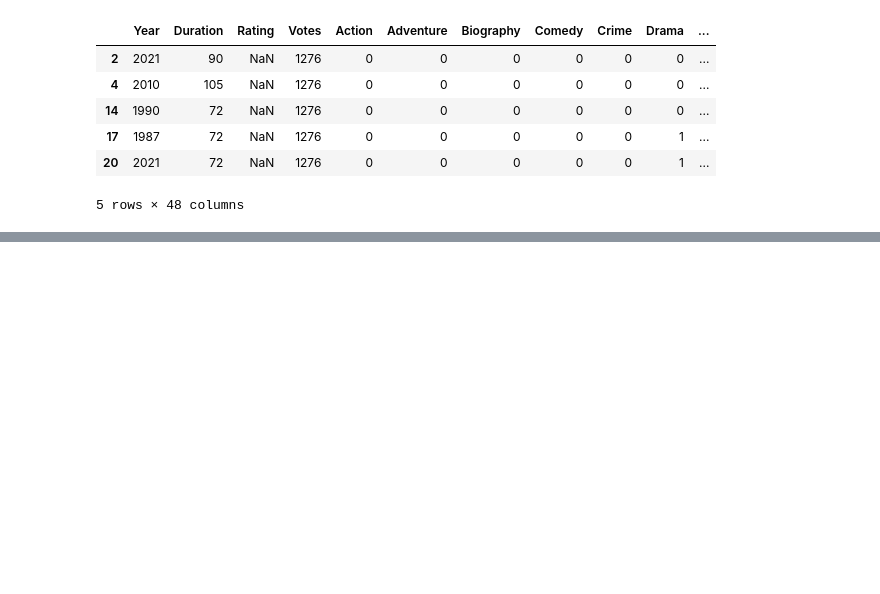
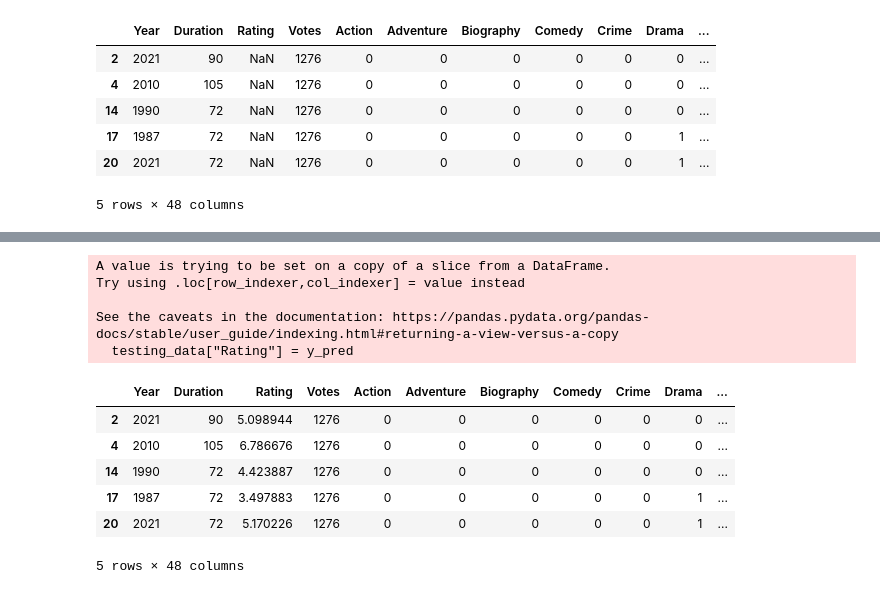
Before and after one commit to razeenbari/CODSOFT, a Jupyter notebook: task no 1 (Movie Rating Prediction With Python)/Task1.ipynb, the cells around one changed output, grey strips where cells are left out. Saved outputs shown, nothing was run; the diff lists cells and outputs as text; code cells hidden in the pictures; blank space fills up the shorter version.

```diff
--- a/task no 1 (Movie Rating Prediction With Python)/Task1.ipynb
+++ b/task no 1 (Movie Rating Prediction With Python)/Task1.ipynb
@@ -184,7 +184,7 @@ df.Votes.unique()
 # %% [output]
 array(['8', nan, '35', ..., '70,344', '408', '1,496'], dtype=object)
 # %%
-df['Votes'] = df['Votes'].str.replace(',', '', regex=True).str.replace('[^\d.]', '', regex=True).fillna('0').fillna('0').astype(float).astype(int)
+df['Votes'] = df['Votes'].str.replace(',', '', regex=True).str.replace('[\$,M]', '', regex=True).fillna('0').fillna('0').astype(float).astype(int)
 # %%
 df.Votes.replace(0, round(df.Votes.mean(),0),inplace=True)
 # %% [markdown]
@@ -347,0 +347,16 @@ y_pred = linear_model.predict(X_test)
+# %%
+testing_data["Rating"] = y_pred
+testing_data.head()
+# %% [output]
+A value is trying to be set on a copy of a slice from a DataFrame.
+Try using .loc[row_indexer,col_indexer] = value instead
+
+See the caveats in the documentation: https://pandas.pydata.org/pandas-docs/stable/user_guide/indexing.html#returning-a-view-versus-a-copy
+  testing_data["Rating"] = y_pred
+|  | Year | Duration | Rating | Votes | Action | Adventure | Biography | Comedy | Crime | Drama | ... |
+| 2 | 2021 | 90 | 5.098944 | 1276 | 0 | 0 | 0 | 0 | 0 | 0 | ... |
+| 4 | 2010 | 105 | 6.786676 | 1276 | 0 | 0 | 0 | 0 | 0 | 0 | ... |
+| 14 | 1990 | 72 | 4.423887 | 1276 | 0 | 0 | 0 | 0 | 0 | 0 | ... |
+| 17 | 1987 | 72 | 3.497883 | 1276 | 0 | 0 | 0 | 0 | 0 | 1 | ... |
+| 20 | 2021 | 72 | 5.170226 | 1276 | 0 | 0 | 0 | 0 | 0 | 1 | ... |
+5 rows × 48 columns
```
Also changed, not shown: parts of 5 cells of this notebook.
